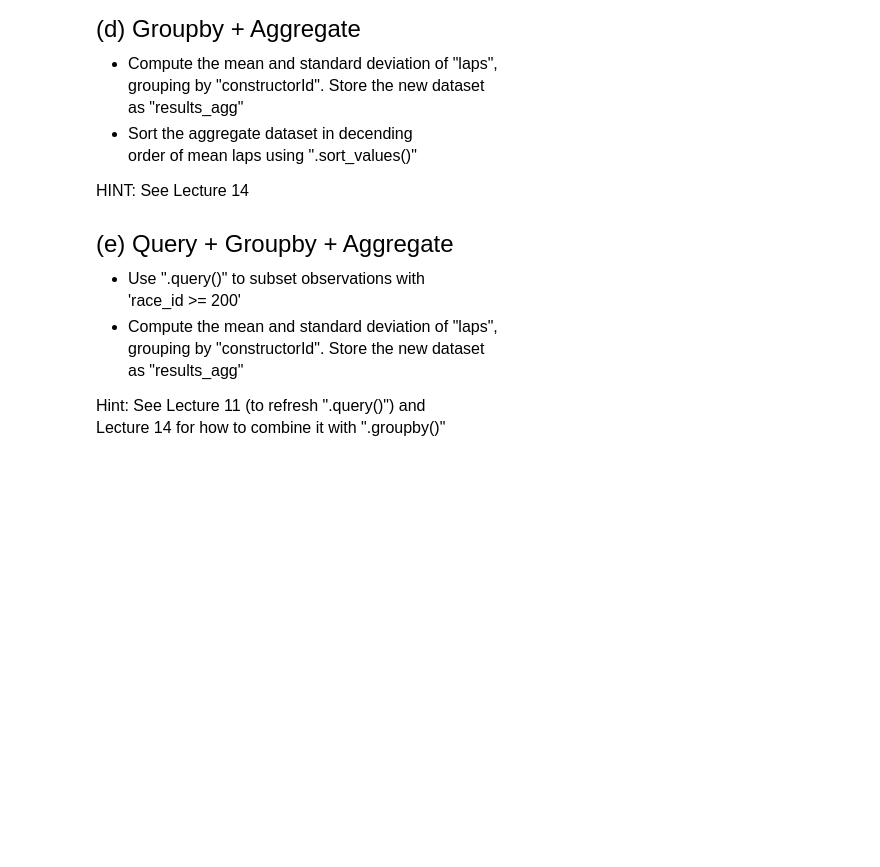
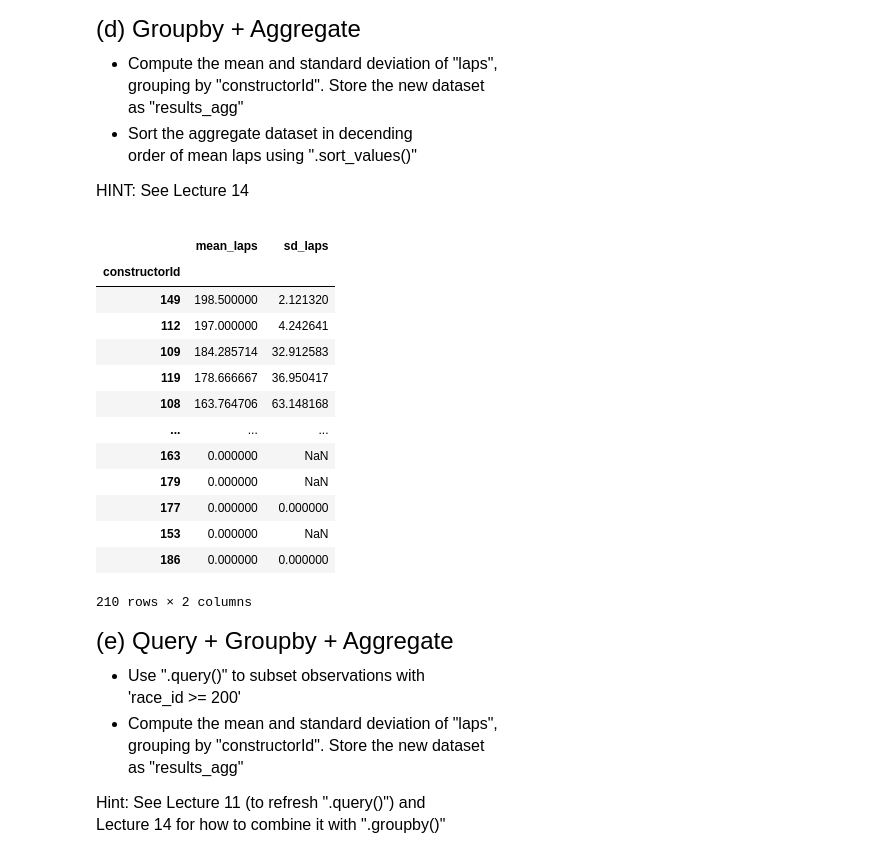
Before and after one commit to Kwatcho/datasci530fall2025, a Jupyter notebook: Lecture 03/Lecture 3 Exercises.ipynb, the cells around one changed output. Drawn from its saved outputs; the diff is of its cells as text; code cells hidden in the pictures; blank space fills up the shorter version.

```diff
--- a/Lecture 03/Lecture 3 Exercises.ipynb
+++ b/Lecture 03/Lecture 3 Exercises.ipynb
@@ -190,3 +188,26 @@ HINT: See Lecture 14 <br>
+# %%
+results_agg = (results
+      .groupby("constructorId")
+      .agg(mean_laps = ("laps", "mean"),
+           sd_laps   = ("laps", "std"))
+      .sort_values("mean_laps", ascending=False)
+)
+results_agg
+# %% [output]
+|  | mean_laps | sd_laps |
+| constructorId |  |  |
+| 149 | 198.500000 | 2.121320 |
+| 112 | 197.000000 | 4.242641 |
+| 109 | 184.285714 | 32.912583 |
+| 119 | 178.666667 | 36.950417 |
+| 108 | 163.764706 | 63.148168 |
+| ... | ... | ... |
+| 163 | 0.000000 | NaN |
+| 179 | 0.000000 | NaN |
+| 177 | 0.000000 | 0.000000 |
+| 153 | 0.000000 | NaN |
+| 186 | 0.000000 | 0.000000 |
+210 rows × 2 columns
 # %% [markdown]
 <font size = "5" >
 
```
Also changed, not shown: parts of 4 cells of this notebook, 5 other files.
